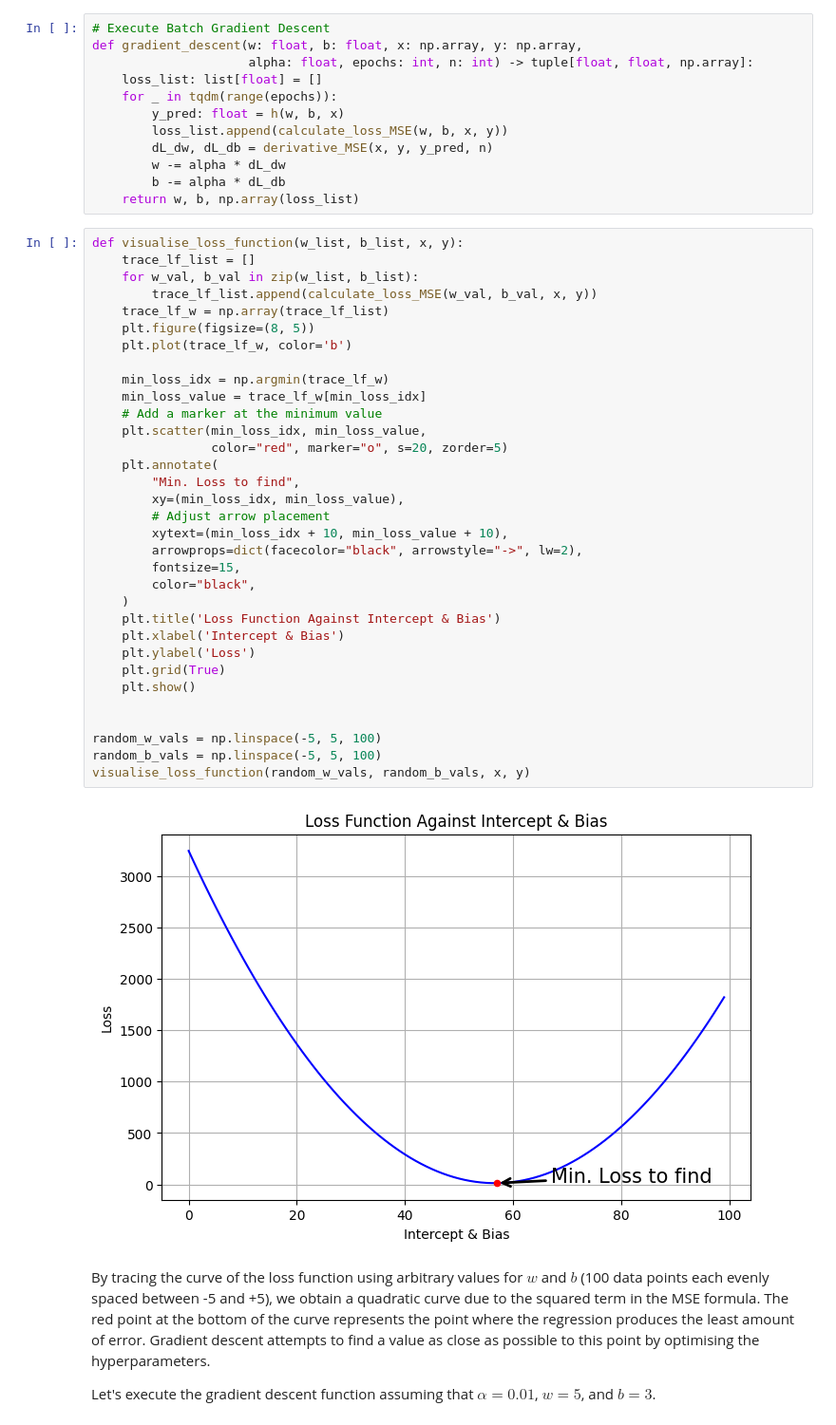
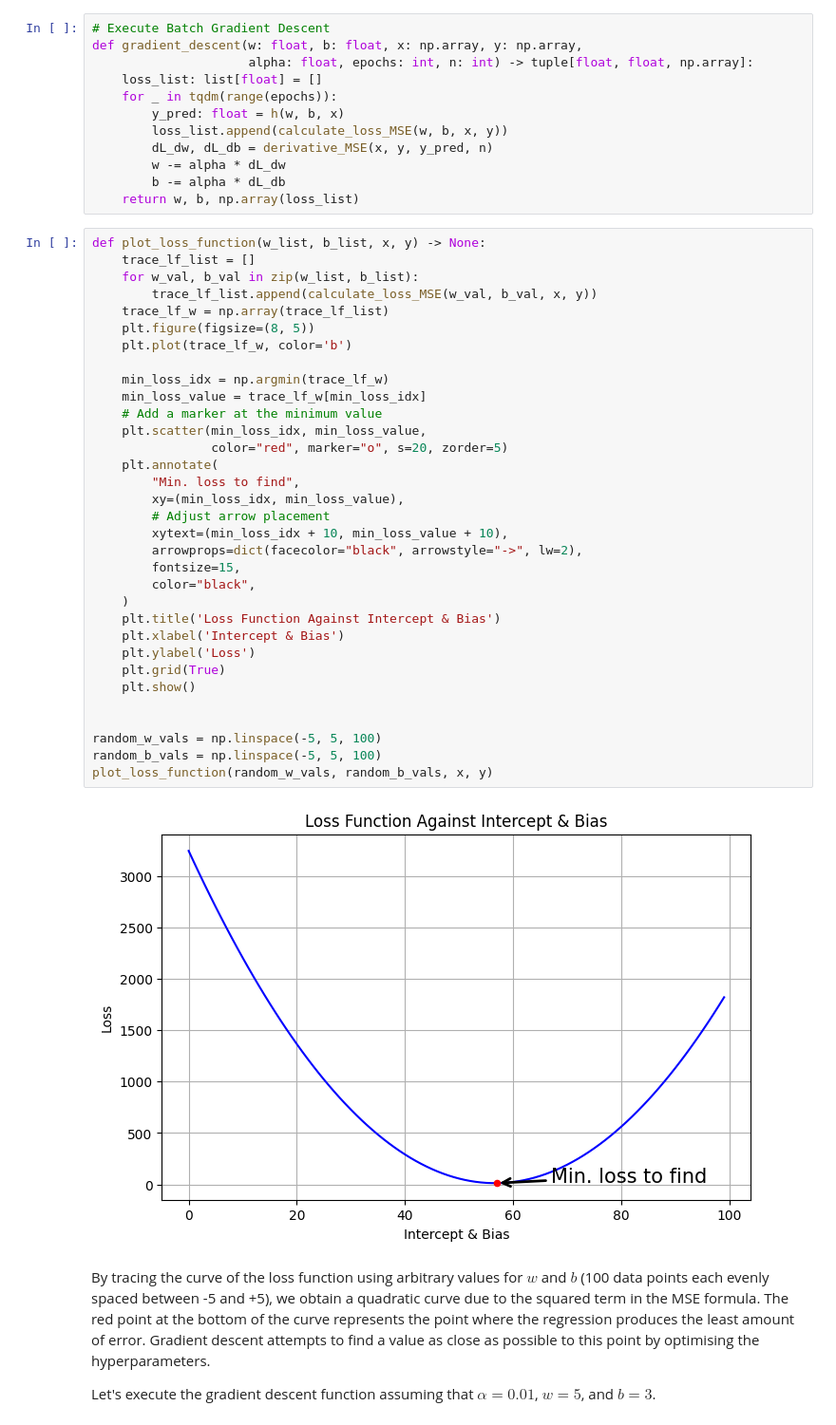
Before and after one commit to tsu76i/DS-playground, a Jupyter notebook: 2. Building ML Models From Scratch/2.1 Regressions/2.1_linear_regression.ipynb, the cells around one changed output. Shown at 95% size. Saved outputs shown, nothing was run; the diff lists cells and outputs as text.

```diff
--- a/2. Building ML Models From Scratch/2.1 Regressions/2.1_linear_regression.ipynb
+++ b/2. Building ML Models From Scratch/2.1 Regressions/2.1_linear_regression.ipynb
@@ -127,40 +127,40 @@ def gradient_descent(w: float, b: float, x: np.array, y: np.array,
         b -= alpha * dL_db
     return w, b, np.array(loss_list)
 # %%
-def visualise_loss_function(w_list, b_list, x, y):
+def plot_loss_function(w_list, b_list, x, y) -> None:
     trace_lf_list = []
     for w_val, b_val in zip(w_list, b_list):
         trace_lf_list.append(calculate_loss_MSE(w_val, b_val, x, y))
     trace_lf_w = np.array(trace_lf_list)
     plt.figure(figsize=(8, 5))
     plt.plot(trace_lf_w, color='b')
 
     min_loss_idx = np.argmin(trace_lf_w)
     min_loss_value = trace_lf_w[min_loss_idx]
     # Add a marker at the minimum value
     plt.scatter(min_loss_idx, min_loss_value,
                 color="red", marker="o", s=20, zorder=5)
     plt.annotate(
-        "Min. Loss to find",
+        "Min. loss to find",
         xy=(min_loss_idx, min_loss_value),
         # Adjust arrow placement
         xytext=(min_loss_idx + 10, min_loss_value + 10),
         arrowprops=dict(facecolor="black", arrowstyle="->", lw=2),
         fontsize=15,
         color="black",
     )
     plt.title('Loss Function Against Intercept & Bias')
     plt.xlabel('Intercept & Bias')
     plt.ylabel('Loss')
     plt.grid(True)
     plt.show()
 
 
 random_w_vals = np.linspace(-5, 5, 100)
 random_b_vals = np.linspace(-5, 5, 100)
-visualise_loss_function(random_w_vals, random_b_vals, x, y)
+plot_loss_function(random_w_vals, random_b_vals, x, y)
 # %% [output]
-[figure, old version]
+[figure, new version]
 # %% [markdown]
 By tracing the curve of the loss function using arbitrary values for $w$ and $b$ (100 data points each evenly spaced between -5 and +5), we obtain a quadratic curve due to the squared term in the MSE formula. The red point at the bottom of the curve represents the point where the regression produces the least amount of error. Gradient descent attempts to find a value as close as possible to this point by optimising the hyperparameters.
 
```
Also changed, not shown: parts of 7 cells of this notebook, 1 other file.
